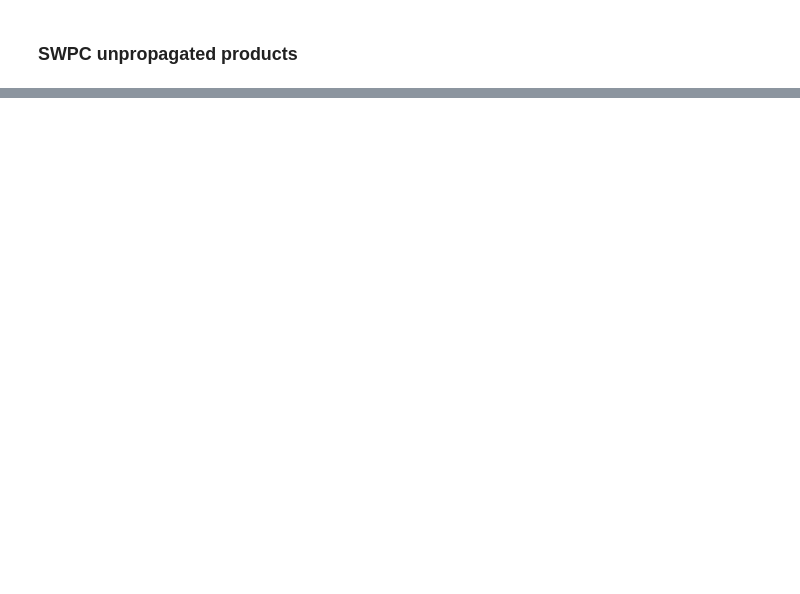
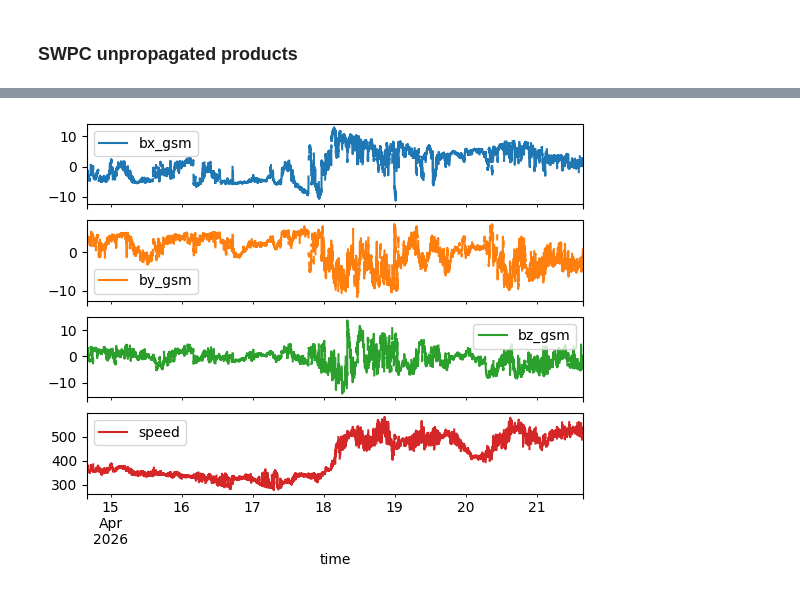
Before and after one commit to smithara/scratchpad, a Jupyter notebook: OMNI-and-RTSW/access-omni-and-rtsw.ipynb, the cells around one changed output, grey strips where cells are left out. Saved outputs shown, nothing was run; the diff lists cells and outputs as text; code cells hidden in the pictures; blank space fills up the shorter version.

```diff
--- a/OMNI-and-RTSW/access-omni-and-rtsw.ipynb
+++ b/OMNI-and-RTSW/access-omni-and-rtsw.ipynb
@@ -467,0 +510,28 @@ _ = df.rolling("20min").mean().plot(subplots=True)
+# %%
+# Interpolate gaps in solar wind speed when less than 10 minutes
+sw_speed = df_plasma[["speed"]].asfreq("min").interpolate(method="linear", limit=10)
+df_swpc_new_prop = pd.merge(
+    df_mag[["bx_gsm", "by_gsm", "bz_gsm"]], sw_speed[["speed"]], how="inner", on="time_tag"
+)
+df_swpc_new_prop = pd.merge(
+    df_swpc_new_prop,
+    df_ephemerides[["x_gse", "y_gse"]].asfreq("min").interpolate(method="linear"),
+    how="inner", on="time_tag"
+)
+# Determine time shifting
+X = df_swpc_new_prop["x_gse"].values  # in km
+Y = df_swpc_new_prop["y_gse"].values  # in km
+V = df_swpc_new_prop["speed"].values  # in km/s
+Ve = 30
+W = np.tan(0.5 * np.arctan2(V, 428))
+delta_t = ((X - 14 * 6378) / V) * ((1 + (Y * W) / X) / (1 - Ve * W / V))  # in seconds
+# Append the shifted time tags
+df_swpc_new_prop["propagated_time_tag"] = df_swpc_new_prop.index + pd.to_timedelta(delta_t, unit="seconds")
+# Drop now unneeded vars
+df_swpc_new_prop = df_swpc_new_prop.drop(columns=["x_gse", "y_gse"])
+# Reorganise time series with "propagated_time_tag" as the index
+df_swpc_new_prop = df_swpc_new_prop.set_index("propagated_time_tag").sort_index().rename_axis("time")
+# Eliminate multiple entries within the same minute, by averaging them
+# UTC-minute-aligned series
+df_swpc_new_prop = df_swpc_new_prop.resample("min").agg(nanmean).asfreq("min")
+df_swpc_new_prop
@@ -467,0 +553,4 @@ _ = df.rolling("20min").mean().plot(subplots=True)
+# %%
+df_swpc_new_prop.plot(subplots=True);
+# %% [output]
+[figure, added]
```
Also changed, not shown: parts of 38 cells of this notebook, 1 other file.
